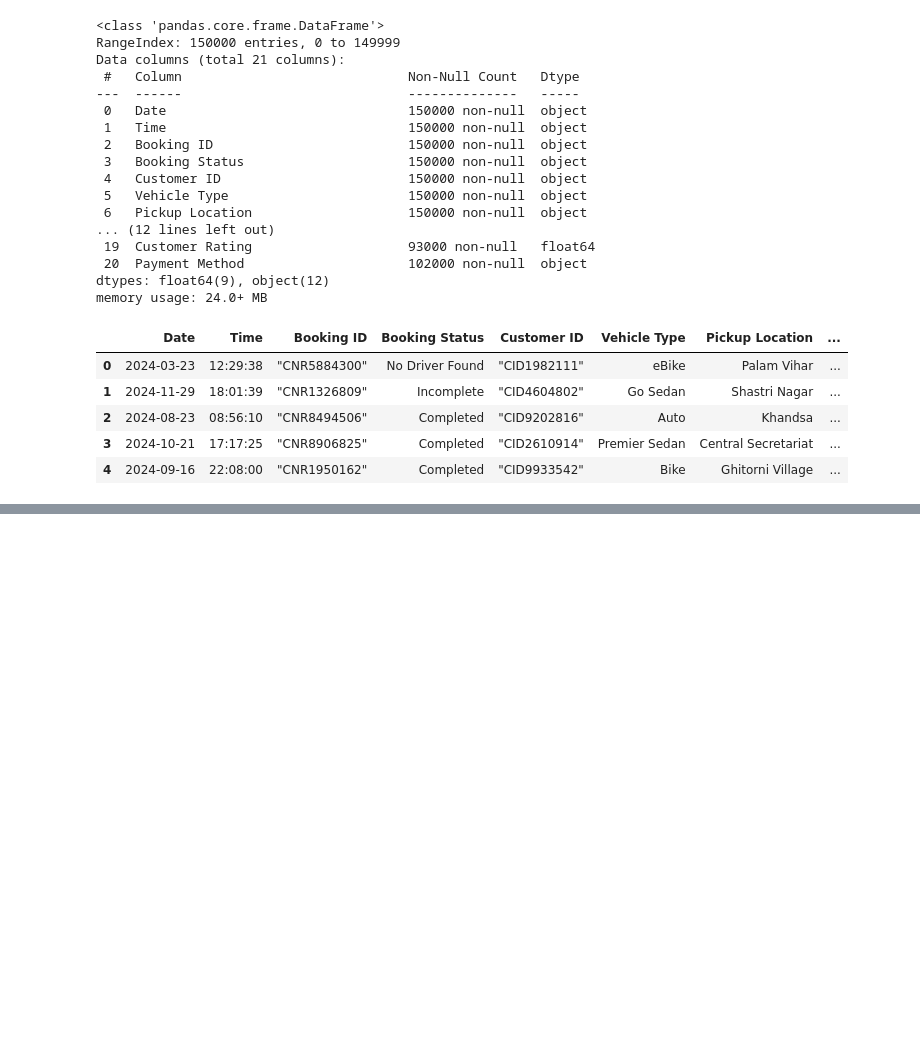
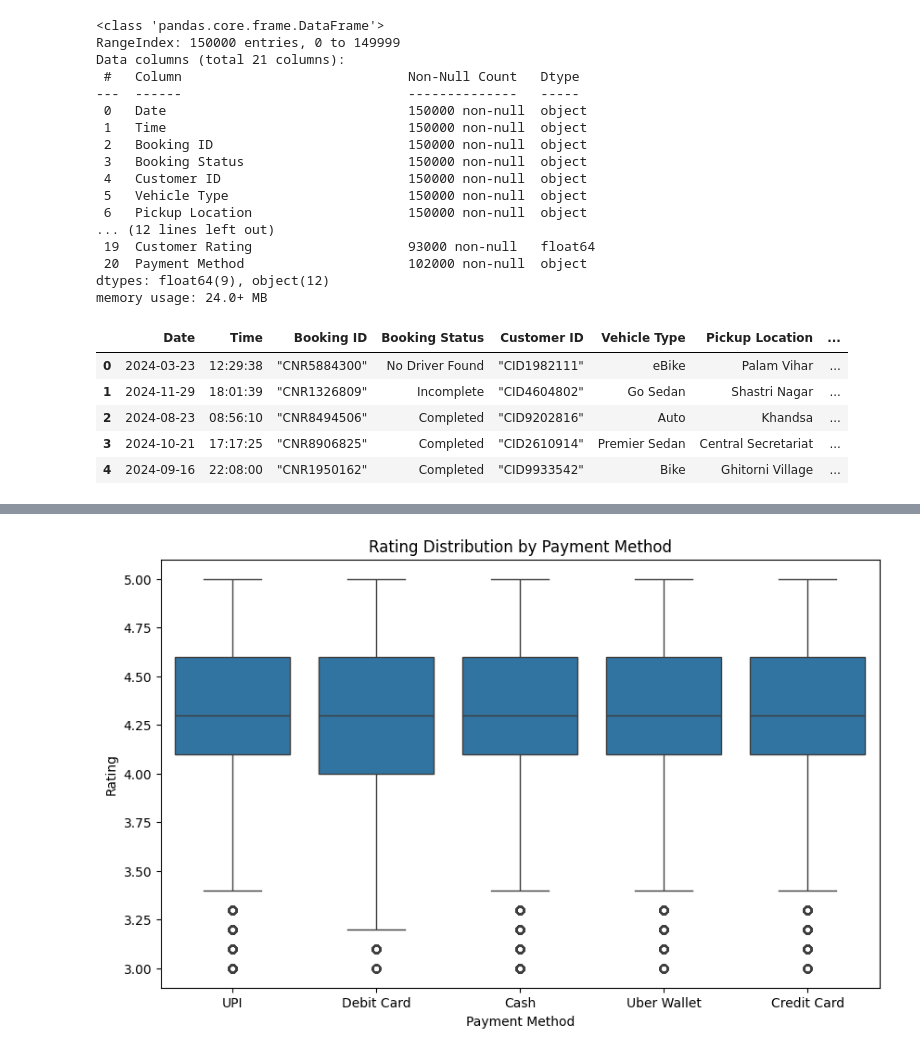
Before and after one commit to theAtieno/Py-Data-Class, a Jupyter notebook: Data_Storytelling/uber_analytics.ipynb, the cells around one changed output, grey strips where cells are left out. Saved outputs shown, nothing was run; the diff lists cells and outputs as text; code cells hidden in the pictures; blank space fills up the shorter version.

```diff
--- a/Data_Storytelling/uber_analytics.ipynb
+++ b/Data_Storytelling/uber_analytics.ipynb
@@ -68,0 +67,6 @@ Customer ID vs rating
+# %%
+bins = [0,6,12,18,24]
+labels = ['Night', 'Morning', 'Afternoon', 'Evening']
+# %%
+# Getting the time of day from hour-Night, Morning, Afternoon, Evening
+uber['Period'] = pd.cut(uber['Hour'], bins=bins, labels=labels, right=False)
@@ -68,0 +196,11 @@ Customer ID vs rating
+# %%
+# payment method vs driver ratings
+
+plt.figure(figsize=(10,6))
+sns.boxplot(data=uber, x='Payment Method', y='Driver Ratings')
+plt.title('Rating Distribution by Payment Method')
+plt.xlabel('Payment Method')
+plt.ylabel('Rating')
+plt.show()
+# %% [output]
+[figure, added]
```
Also changed, not shown: parts of 52 cells of this notebook, 17 other files.
